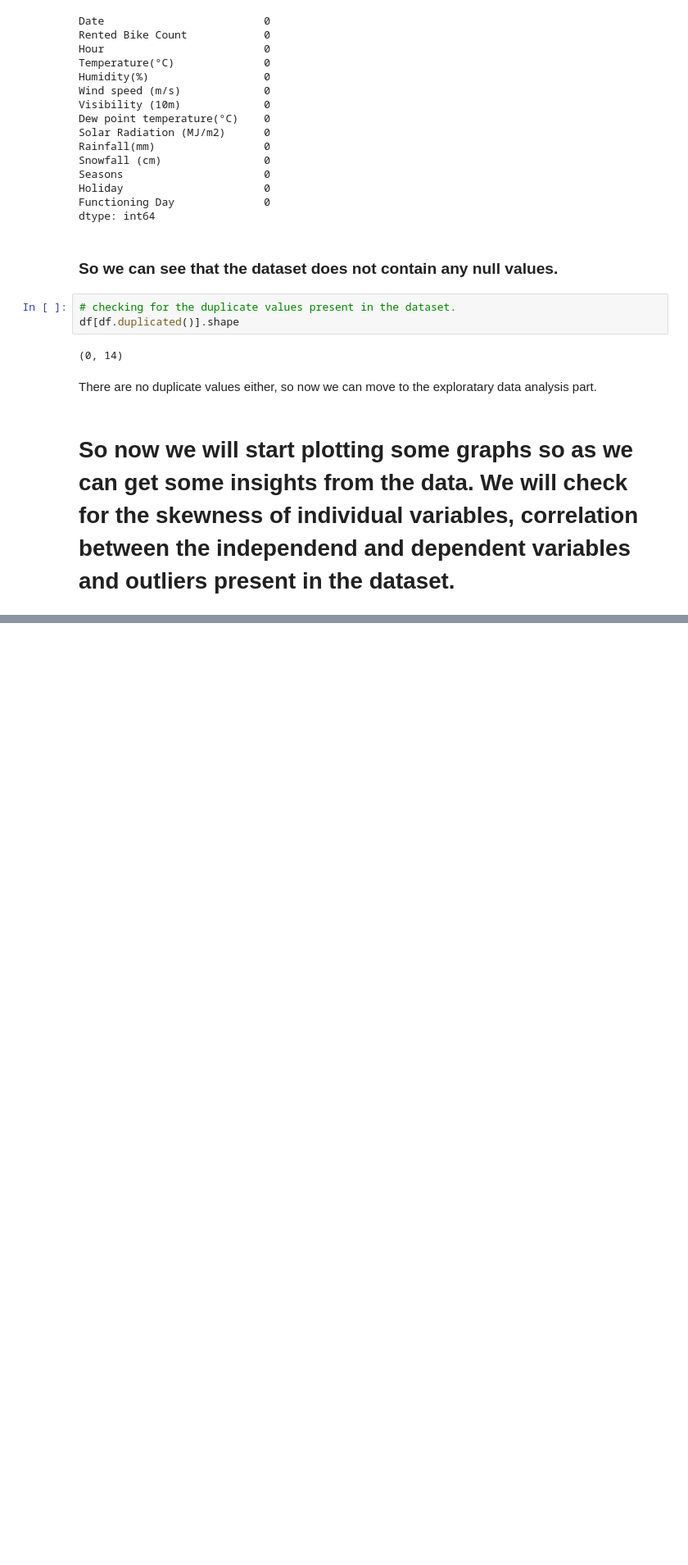
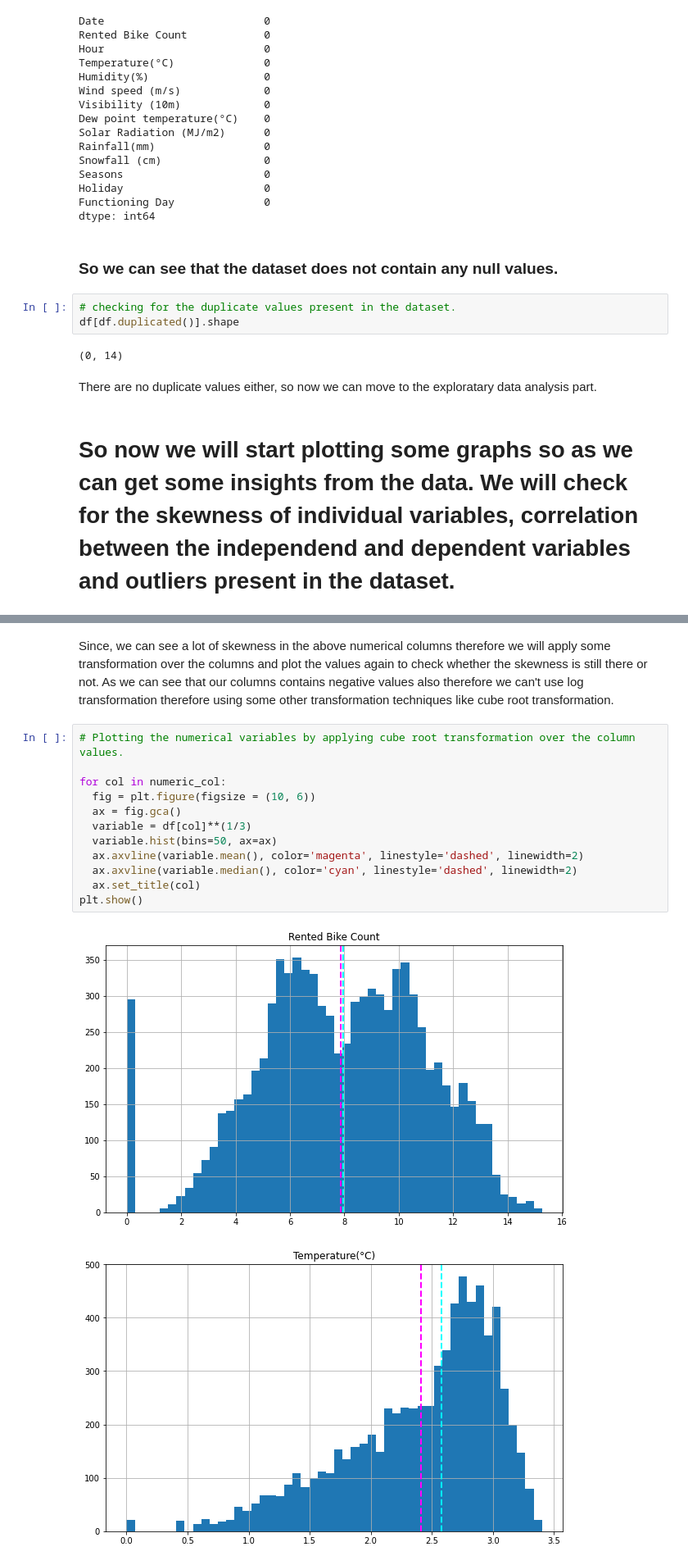
Before and after one commit to jatinsharma16/Capstone-Project-Linear-Regression, a Jupyter notebook: Bike_Sharing_Demand_Prediction_Capstone_Project.ipynb, the cells around one changed output, grey strips where cells are left out. Shown at 82% size. Saved outputs shown, nothing was run; the diff lists cells and outputs as text; blank space fills up the shorter version.

```diff
--- a/Bike_Sharing_Demand_Prediction_Capstone_Project.ipynb
+++ b/Bike_Sharing_Demand_Prediction_Capstone_Project.ipynb
@@ -167,0 +205,17 @@ There are no duplicate values either, so now we can move to the exploratary data
+# %% [markdown]
+Since, we can see a lot of skewness in the above numerical columns therefore we will apply some transformation over the columns and plot the values again to check whether the skewness is still there or not. As we can see that our columns contains negative values also therefore we can't use log transformation therefore using some other transformation techniques like cube root transformation.
+# %%
+# Plotting the numerical variables by applying cube root transformation over the column values.
+
+for col in numeric_col:
+  fig = plt.figure(figsize = (10, 6))
+  ax = fig.gca()
+  variable = df[col]**(1/3)
+  variable.hist(bins=50, ax=ax)
+  ax.axvline(variable.mean(), color='magenta', linestyle='dashed', linewidth=2)
+  ax.axvline(variable.median(), color='cyan', linestyle='dashed', linewidth=2)
+  ax.set_title(col)
+plt.show()
+# %% [output]
+[figure, added]
+[figure, added]
```
Also changed, not shown: parts of 17 cells of this notebook.
